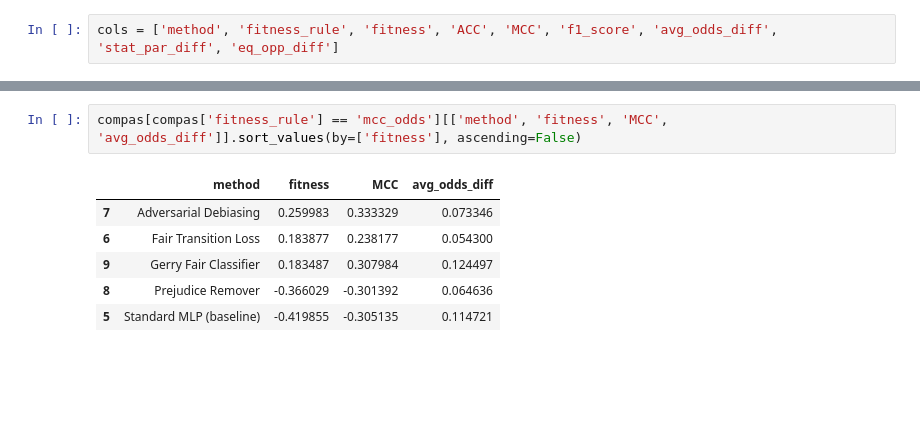
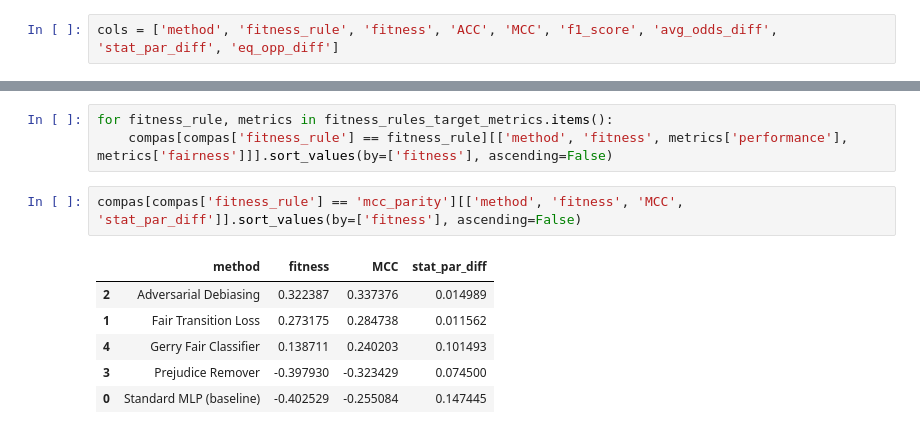
Before and after one commit to ygorcanalli/FairTransitionLoss, a Jupyter notebook: notebooks/2023-07-19/plot.ipynb, the cells around one changed output, grey strips where cells are left out. Drawn from its saved outputs; the diff is of its cells as text; blank space fills up the shorter version.

Commit message:
nice plots of compas results

```diff
--- a/notebooks/2023-07-19/plot.ipynb
+++ b/notebooks/2023-07-19/plot.ipynb
@@ -43,12 +66,15 @@ compas[cols].sort_values(by=['fitness_rule','fitness'], ascending=False)
+# %%
+for fitness_rule, metrics in fitness_rules_target_metrics.items():
+    compas[compas['fitness_rule'] == fitness_rule][['method', 'fitness', metrics['performance'], metrics['fairness']]].sort_values(by=['fitness'], ascending=False)
 # %%
-compas[compas['fitness_rule'] == 'mcc_odds'][['method', 'fitness', 'MCC', 'avg_odds_diff']].sort_values(by=['fitness'], ascending=False)
+compas[compas['fitness_rule'] == 'mcc_parity'][['method', 'fitness', 'MCC', 'stat_par_diff']].sort_values(by=['fitness'], ascending=False)
 # %% [output]
-|  | method | fitness | MCC | avg_odds_diff |
-| 7 | Adversarial Debiasing | 0.259983 | 0.333329 | 0.073346 |
-| 6 | Fair Transition Loss | 0.183877 | 0.238177 | 0.054300 |
-| 9 | Gerry Fair Classifier | 0.183487 | 0.307984 | 0.124497 |
-| 8 | Prejudice Remover | -0.366029 | -0.301392 | 0.064636 |
-| 5 | Standard MLP (baseline) | -0.419855 | -0.305135 | 0.114721 |
+|  | method | fitness | MCC | stat_par_diff |
+| 2 | Adversarial Debiasing | 0.322387 | 0.337376 | 0.014989 |
+| 1 | Fair Transition Loss | 0.273175 | 0.284738 | 0.011562 |
+| 4 | Gerry Fair Classifier | 0.138711 | 0.240203 | 0.101493 |
+| 3 | Prejudice Remover | -0.397930 | -0.323429 | 0.074500 |
+| 0 | Standard MLP (baseline) | -0.402529 | -0.255084 | 0.147445 |
 # %%
 compas[compas['fitness_rule'] == 'mcc_opportunity'][['method', 'fitness', 'MCC', 'eq_opp_diff']].sort_values(by=['fitness'], ascending=False)
 # %% [output]
```
Also changed, not shown: parts of 15 cells of this notebook, 2 other files.
